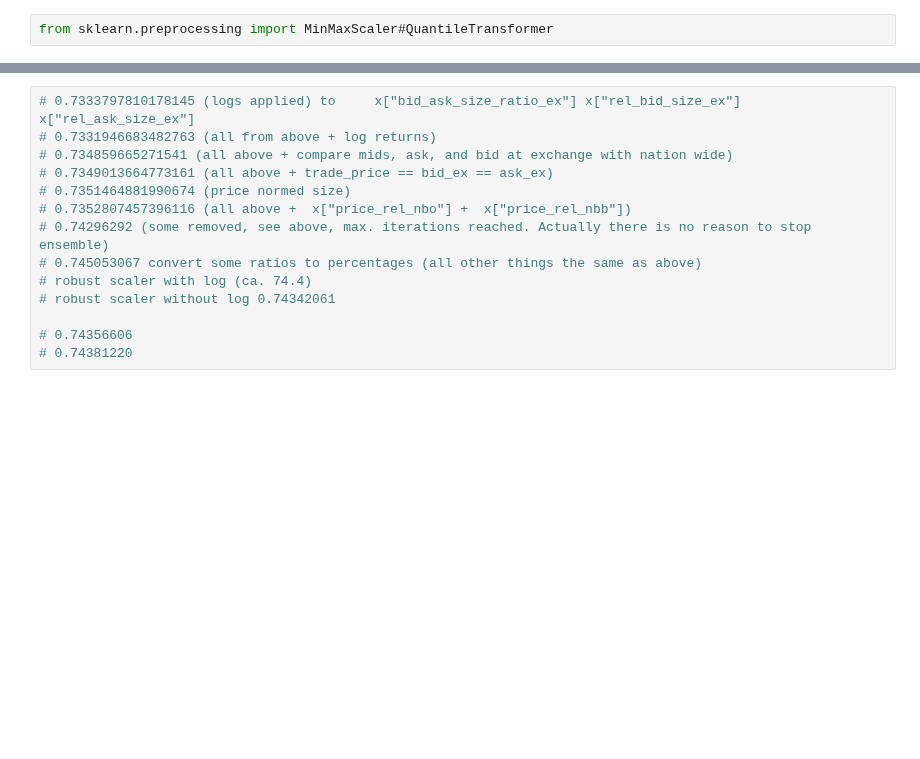
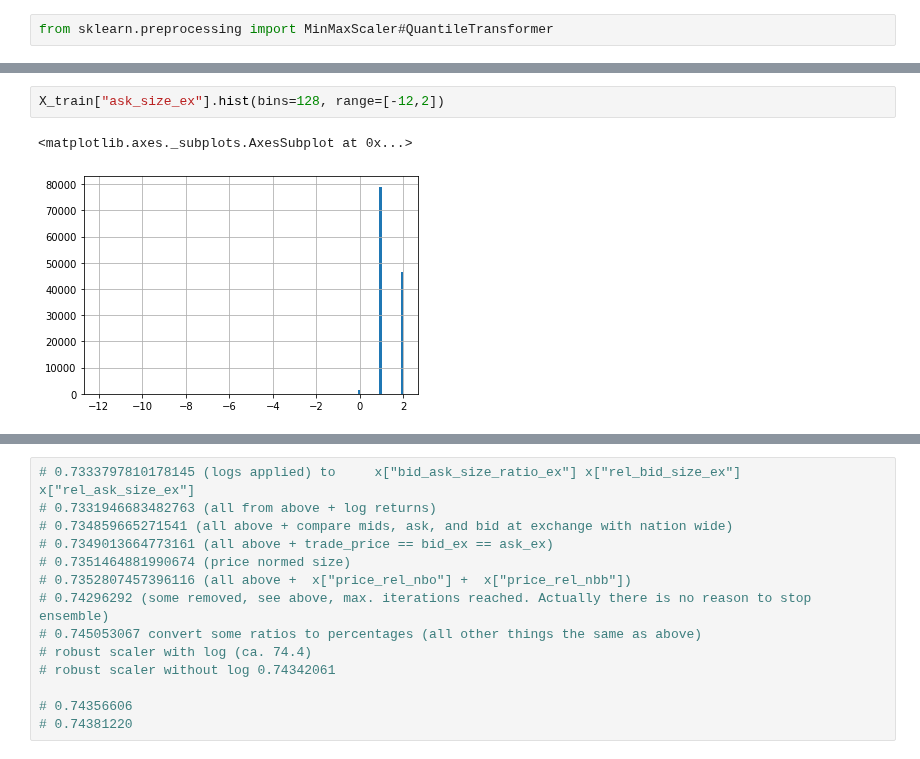
Before and after one commit to KarelZe/thesis, a Jupyter notebook: notebooks/3.0c-feature-engineering.ipynb, the cells around one changed output, grey strips where cells are left out. Saved outputs shown, nothing was run; the diff lists cells and outputs as text; blank space fills up the shorter version.

```diff
--- a/notebooks/3.0c-feature-engineering.ipynb
+++ b/notebooks/3.0c-feature-engineering.ipynb
@@ -250,0 +326,5 @@ del train
+# %%
+X_train["ask_size_ex"].hist(bins=128, range=[-12,2])
+# %% [output]
+<matplotlib.axes._subplots.AxesSubplot at 0x...>
+[figure, added]
```
Also changed, not shown: parts of 22 cells of this notebook.
